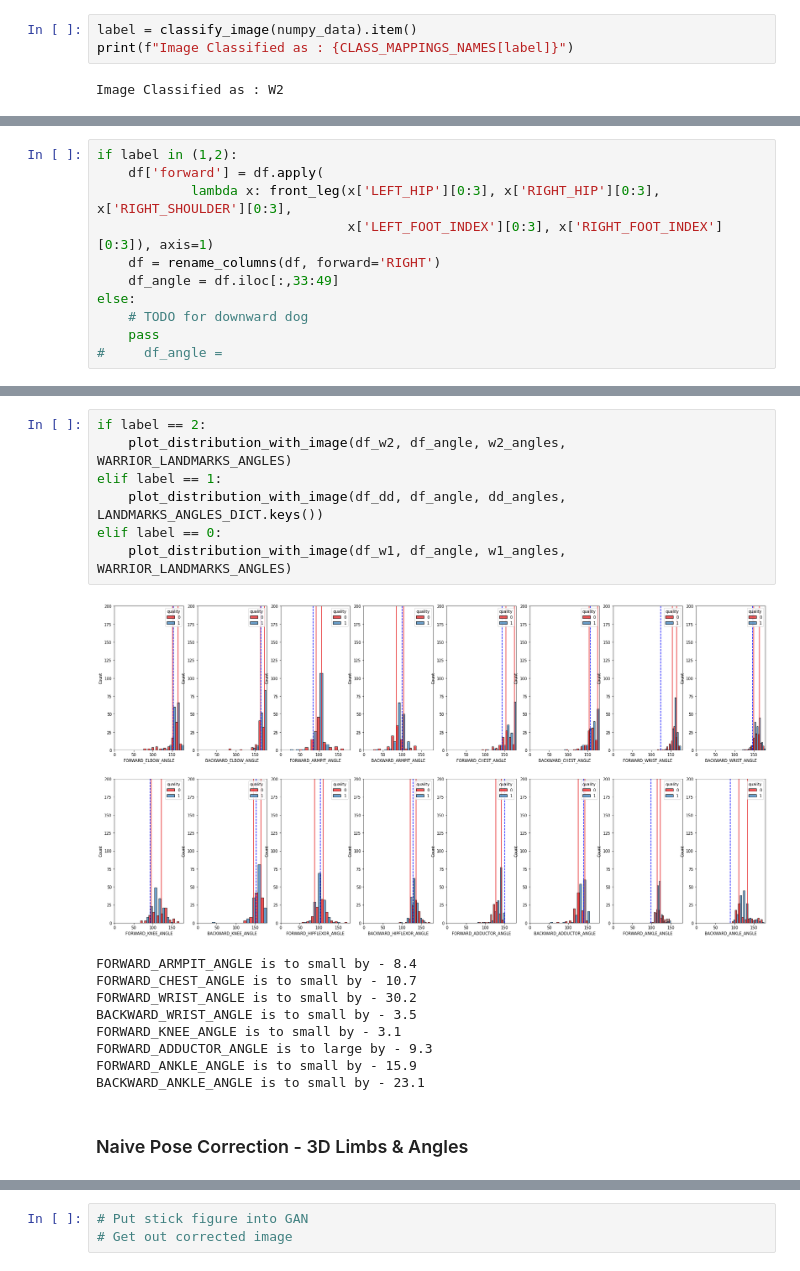
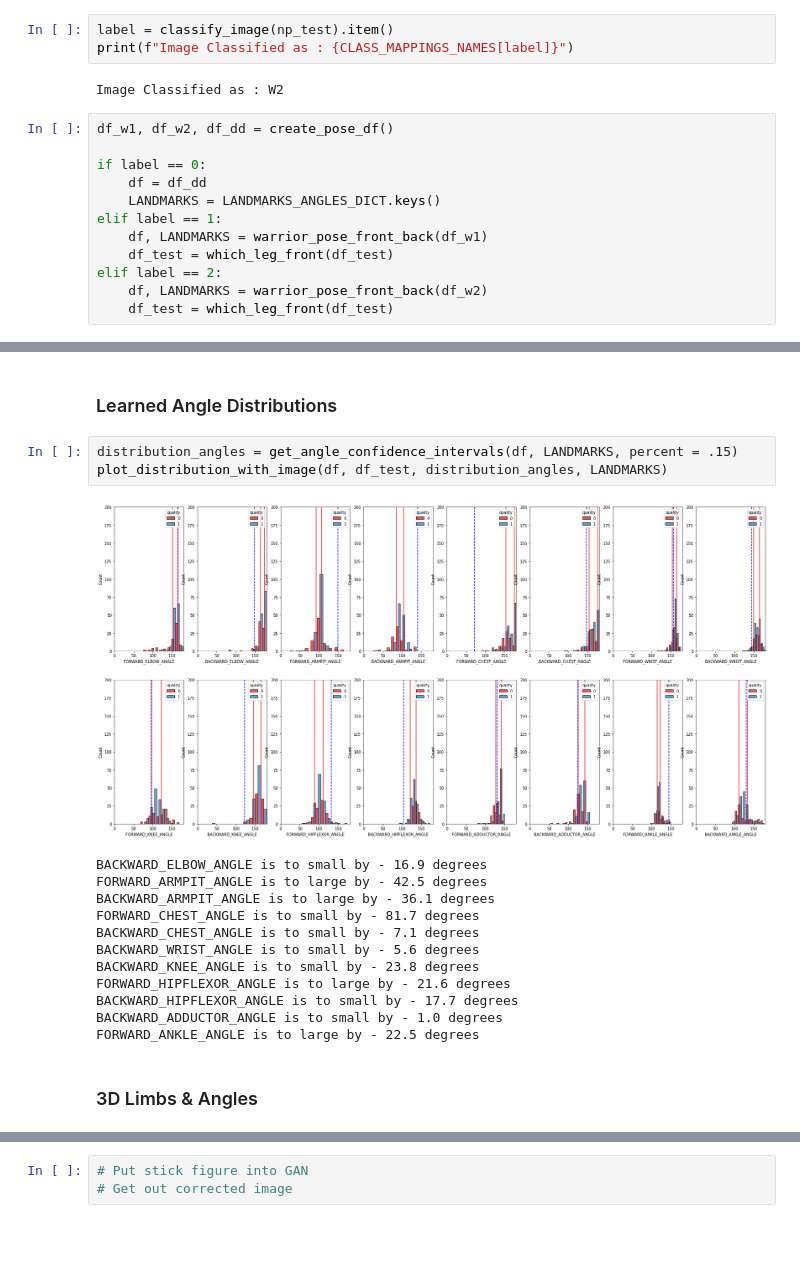
Before and after one commit to alec-flowers/visual_intelligence, a Jupyter notebook: notebooks/Pose Correction Pipeline.ipynb, the cells around one changed output, grey strips where cells are left out. Saved outputs shown, nothing was run; the diff lists cells and outputs as text; blank space fills up the shorter version.

```diff
--- a/notebooks/Pose Correction Pipeline.ipynb
+++ b/notebooks/Pose Correction Pipeline.ipynb
@@ -55,7 +62,19 @@ plot_3d_keypoints(x, y, z, -50, 270)
 # %% [markdown]
 ### Pose Classification
 # %%
-label = classify_image(numpy_data).item()
+label = classify_image(np_test).item()
 print(f"Image Classified as : {CLASS_MAPPINGS_NAMES[label]}")
 # %% [output]
 Image Classified as : W2
+# %%
+df_w1, df_w2, df_dd = create_pose_df()
+
+if label == 0:
+    df = df_dd
+    LANDMARKS = LANDMARKS_ANGLES_DICT.keys()
+elif label == 1:
+    df, LANDMARKS = warrior_pose_front_back(df_w1)
+    df_test = which_leg_front(df_test)
+elif label == 2:
+    df, LANDMARKS = warrior_pose_front_back(df_w2)
+    df_test = which_leg_front(df_test)
@@ -64,11 +84,0 @@ Image Classified as : W2
-# %%
-if label in (1,2):
-    df['forward'] = df.apply(
-            lambda x: front_leg(x['LEFT_HIP'][0:3], x['RIGHT_HIP'][0:3], x['RIGHT_SHOULDER'][0:3],
-                                x['LEFT_FOOT_INDEX'][0:3], x['RIGHT_FOOT_INDEX'][0:3]), axis=1)
-    df = rename_columns(df, forward='RIGHT')
-    df_angle = df.iloc[:,33:49]
-else:
-    # TODO for downward dog
-    pass
-#     df_angle =
@@ -84,19 +85,20 @@ w2_angles = get_angle_confidence_intervals(df_w2, WARRIOR_LANDMARKS_ANGLES, perc
-# %%
-if label == 2:
-    plot_distribution_with_image(df_w2, df_angle, w2_angles, WARRIOR_LANDMARKS_ANGLES)
-elif label == 1:
-    plot_distribution_with_image(df_dd, df_angle, dd_angles, LANDMARKS_ANGLES_DICT.keys())
-elif label == 0:
-    plot_distribution_with_image(df_w1, df_angle, w1_angles, WARRIOR_LANDMARKS_ANGLES)
-# %% [output]
-[figure, removed]
-FORWARD_ARMPIT_ANGLE is to small by - 8.4
-FORWARD_CHEST_ANGLE is to small by - 10.7
-FORWARD_WRIST_ANGLE is to small by - 30.2
-BACKWARD_WRIST_ANGLE is to small by - 3.5
-FORWARD_KNEE_ANGLE is to small by - 3.1
-FORWARD_ADDUCTOR_ANGLE is to large by - 9.3
-FORWARD_ANKLE_ANGLE is to small by - 15.9
-BACKWARD_ANKLE_ANGLE is to small by - 23.1
+# %% [markdown]
+### Learned Angle Distributions
+# %%
+distribution_angles = get_angle_confidence_intervals(df, LANDMARKS, percent = .15)
+plot_distribution_with_image(df, df_test, distribution_angles, LANDMARKS)
+# %% [output]
+[figure, added]
+BACKWARD_ELBOW_ANGLE is to small by - 16.9 degrees
+FORWARD_ARMPIT_ANGLE is to large by - 42.5 degrees
+BACKWARD_ARMPIT_ANGLE is to large by - 36.1 degrees
+FORWARD_CHEST_ANGLE is to small by - 81.7 degrees
+BACKWARD_CHEST_ANGLE is to small by - 7.1 degrees
+BACKWARD_WRIST_ANGLE is to small by - 5.6 degrees
+BACKWARD_KNEE_ANGLE is to small by - 23.8 degrees
+FORWARD_HIPFLEXOR_ANGLE is to large by - 21.6 degrees
+BACKWARD_HIPFLEXOR_ANGLE is to small by - 17.7 degrees
+BACKWARD_ADDUCTOR_ANGLE is to small by - 1.0 degrees
+FORWARD_ANKLE_ANGLE is to large by - 22.5 degrees
 # %% [markdown]
-### Naive Pose Correction - 3D Limbs & Angles
+### 3D Limbs & Angles
```
Also changed, not shown: parts of 16 cells of this notebook, 18 other files.
